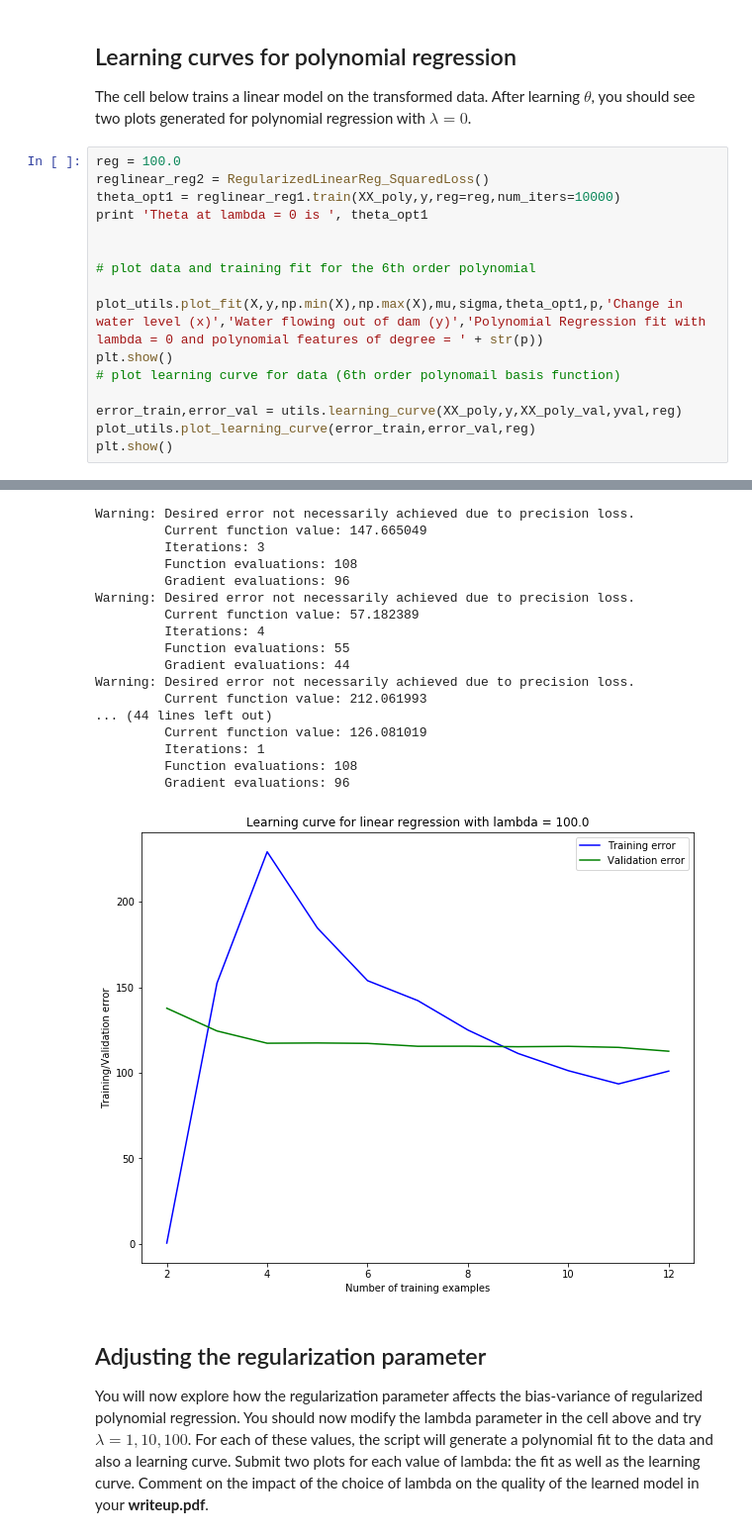
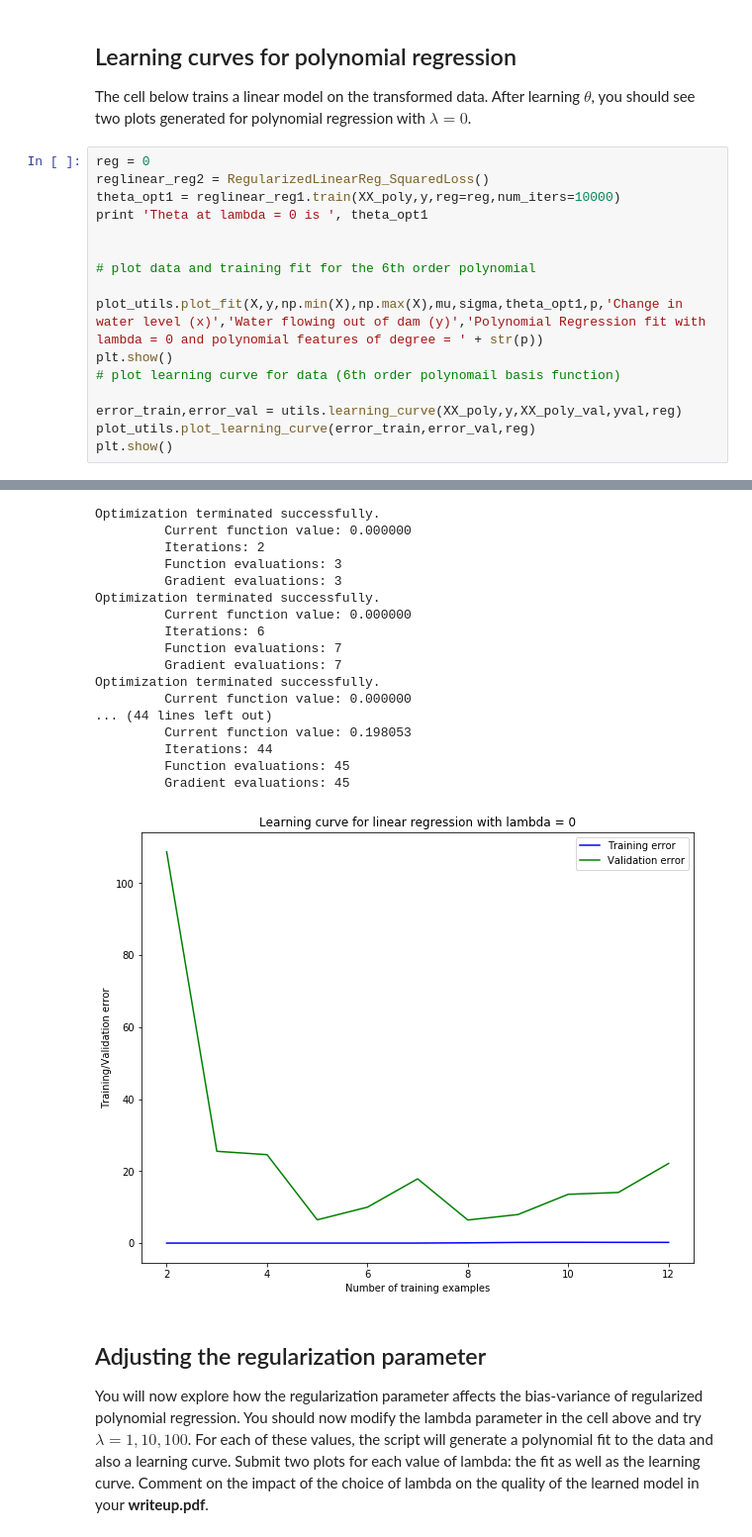
Before and after one commit to PootieT/stat_machine_learning_hw1, a Jupyter notebook: part2/ex2.ipynb, the cells around one changed output, grey strips where cells are left out. Shown at 99% size. Drawn from its saved outputs; the diff is of its cells as text.

```diff
--- a/part2/ex2.ipynb
+++ b/part2/ex2.ipynb
@@ -227,7 +227,7 @@ XX_poly_val = np.vstack([np.ones((X_poly_val.shape[0],)),X_poly_val.T]).T
 The cell below trains a linear model on the transformed data. After learning $\theta$, you should see two plots
 generated for polynomial regression with $\lambda= 0$.
 # %%
-reg = 100.0
+reg = 0
 reglinear_reg2 = RegularizedLinearReg_SquaredLoss()
 theta_opt1 = reglinear_reg1.train(XX_poly,y,reg=reg,num_iters=10000)
 print 'Theta at lambda = 0 is ', theta_opt1
@@ -254,21 +254,21 @@ Theta at lambda = 0 is  [1.54082489 1.04663151 0.58991869 0.97159156 0.50478517
-Warning: Desired error not necessarily achieved due to precision loss.
-         Current function value: 147.665049
-         Iterations: 3
-         Function evaluations: 108
-         Gradient evaluations: 96
-Warning: Desired error not necessarily achieved due to precision loss.
-         Current function value: 57.182389
-         Iterations: 4
-         Function evaluations: 55
-         Gradient evaluations: 44
-Warning: Desired error not necessarily achieved due to precision loss.
-         Current function value: 212.061993
+Optimization terminated successfully.
+         Current function value: 0.000000
+         Iterations: 2
+         Function evaluations: 3
+         Gradient evaluations: 3
+Optimization terminated successfully.
+         Current function value: 0.000000
+         Iterations: 6
+         Function evaluations: 7
+         Gradient evaluations: 7
+Optimization terminated successfully.
+         Current function value: 0.000000
 ... (44 lines left out)
-         Current function value: 126.081019
-         Iterations: 1
-         Function evaluations: 108
-         Gradient evaluations: 96
+         Current function value: 0.198053
+         Iterations: 44
+         Function evaluations: 45
+         Gradient evaluations: 45
-[figure, old version]
+[figure, new version]
 # %% [markdown]
 ## Adjusting the regularization parameter
 You will now explore how the regularization parameter
```
Also changed, not shown: parts of 3 cells of this notebook, 3 other files.
